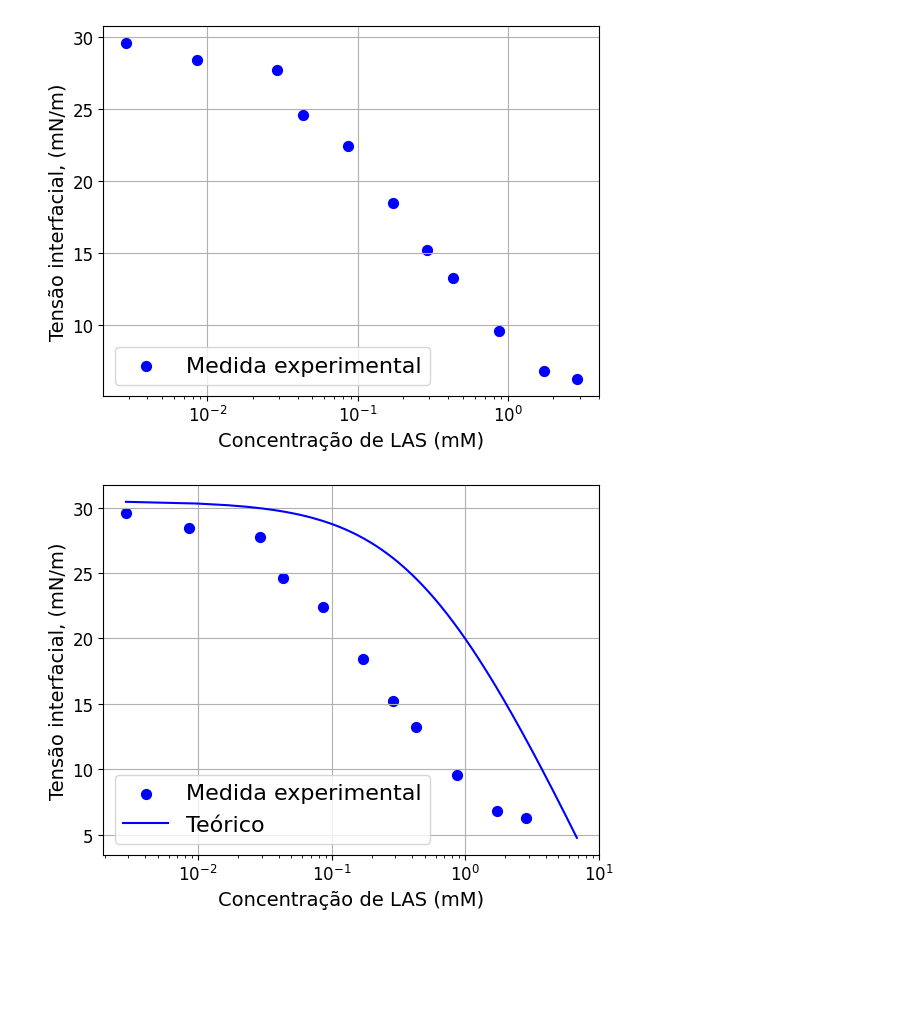
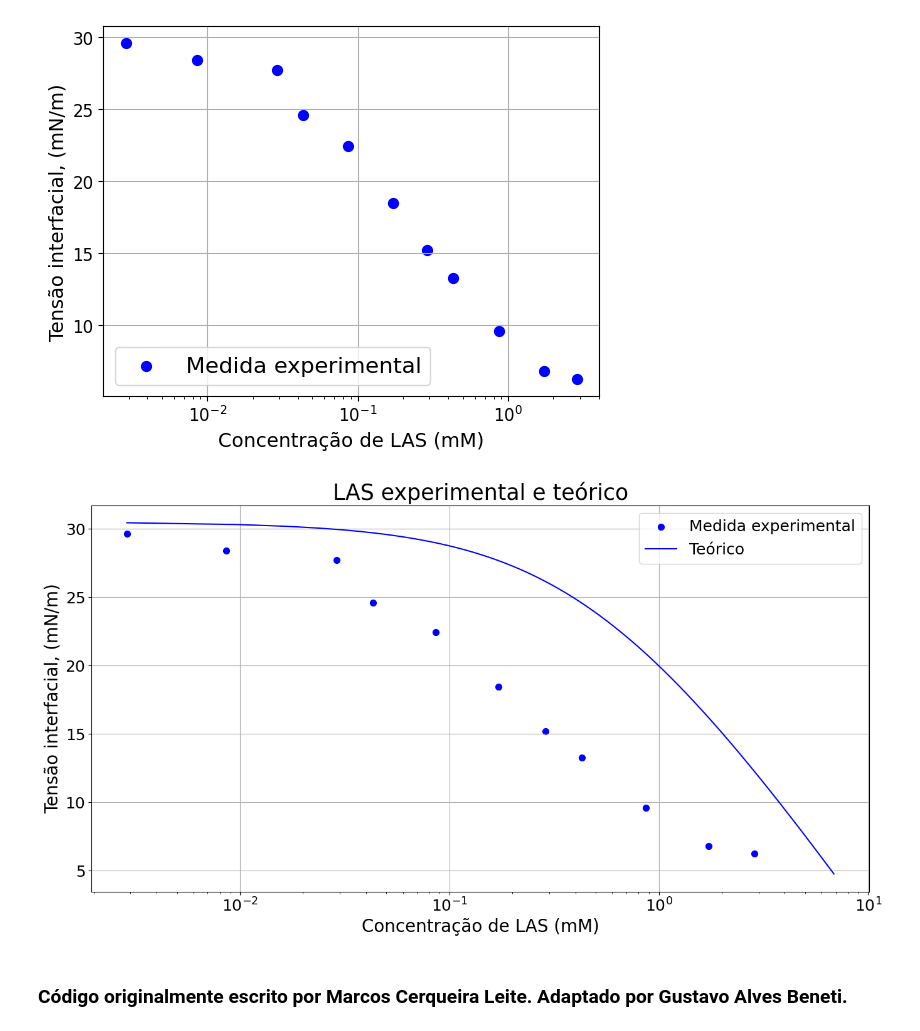
Before and after one commit to Gbeneti/surfactantes_materia_mole, a Jupyter notebook: concentracao_tensao_superficial.ipynb, the cells around one changed output. Saved outputs shown, nothing was run; the diff lists cells and outputs as text; code cells hidden in the pictures; blank space fills up the shorter version.

```diff
--- a/concentracao_tensao_superficial.ipynb
+++ b/concentracao_tensao_superficial.ipynb
@@ -54,18 +54,19 @@ def gamma(n):
 # %%
 xt = np.linspace(0.002879, list(x)[-1]+4, 1000)
 yt = gamma(xt)
-fig, ax = plt.subplots(1,1)
 
+fig, ax = plt.subplots(figsize=(16,8))
 ax.scatter(x, y, s = 50, c = 'blue', label = "Medida experimental")
 ax.plot(xt, yt, c = 'blue', label = "Teórico")
 #ax.plot(x,y, linewidth = 1.7, c = 'blue')
+ax.set_title('LAS experimental e teórico', fontsize=25)
 ax.set_xscale('log')
-ax.set_xlabel('Concentração de LAS (mM)', fontsize = 14)
-ax.set_ylabel('Tensão interfacial, (mN/m)', fontsize = 14)
-ax.tick_params(axis='both', labelsize=12)
+ax.set_xlabel('Concentração de LAS (mM)', fontsize = 20)
+ax.set_ylabel('Tensão interfacial, (mN/m)', fontsize = 20)
+plt.tick_params(axis='both', which='major', labelsize=18)
 ax.grid('--')
-ax.legend(fontsize=16)
+ax.legend(fontsize=18)
 #ax.axhline(0)
-plt.savefig('comparacao.png', dpi = 200)
+plt.savefig('comparacao_experimental_teorico.png', dpi = 200)
 # %% [output]
-[figure, old version]
+[figure, new version]
@@ -71,0 +89,2 @@ plt.savefig('comparacao.png', dpi = 200)
+# %% [markdown]
+### Código originalmente escrito por Marcos Cerqueira Leite. Adaptado por Gustavo Alves Beneti.
```
Also changed, not shown: parts of 1 cell of this notebook, 5 other files.
